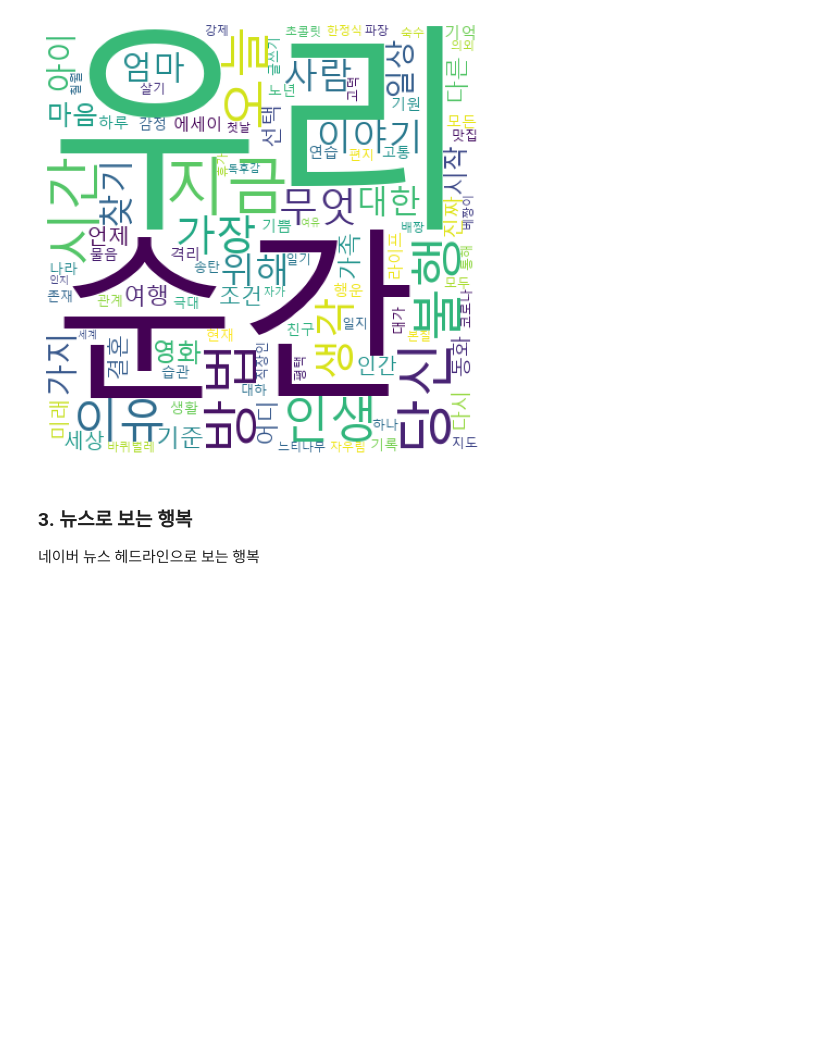
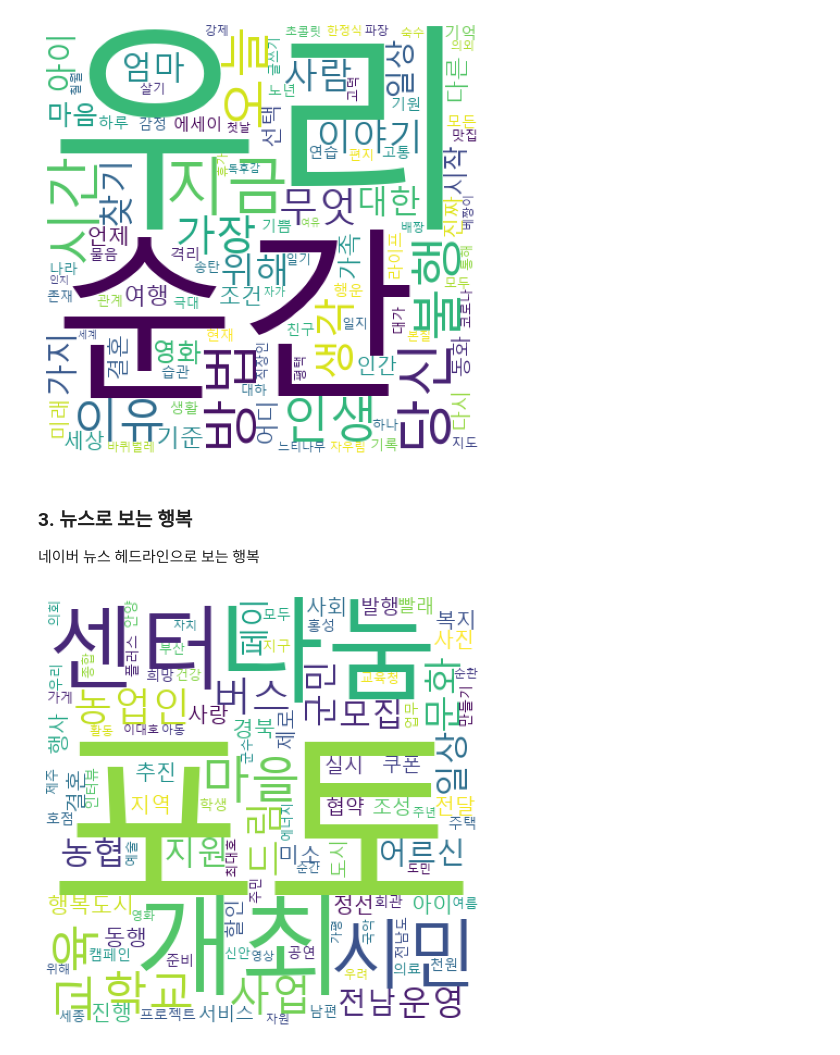
Before and after one commit to limetree06/dataScience, a Jupyter notebook: week5/happiness.ipynb, the cells around one changed output. Cells and saved outputs as stored; diff of their text form; code cells hidden in the pictures; blank space fills up the shorter version.

```diff
--- a/week5/happiness.ipynb
+++ b/week5/happiness.ipynb
@@ -53,3 +53,12 @@ visualization(get_nouns(title_string))
 # %% [markdown]
 ### 3. 뉴스로 보는 행복
 네이버 뉴스 헤드라인으로 보는 행복
+# %%
+df_news = pd.read_excel("./newsResult.xlsx").reset_index()
+del df_news["Unnamed: 0"]
+title_list = df_news["제목"].to_list()
+title_string = ''.join(title_list)
+
+visualization(get_nouns(title_string))
+# %% [output]
+[figure, added]
```
Also changed, not shown: 2 other files.
